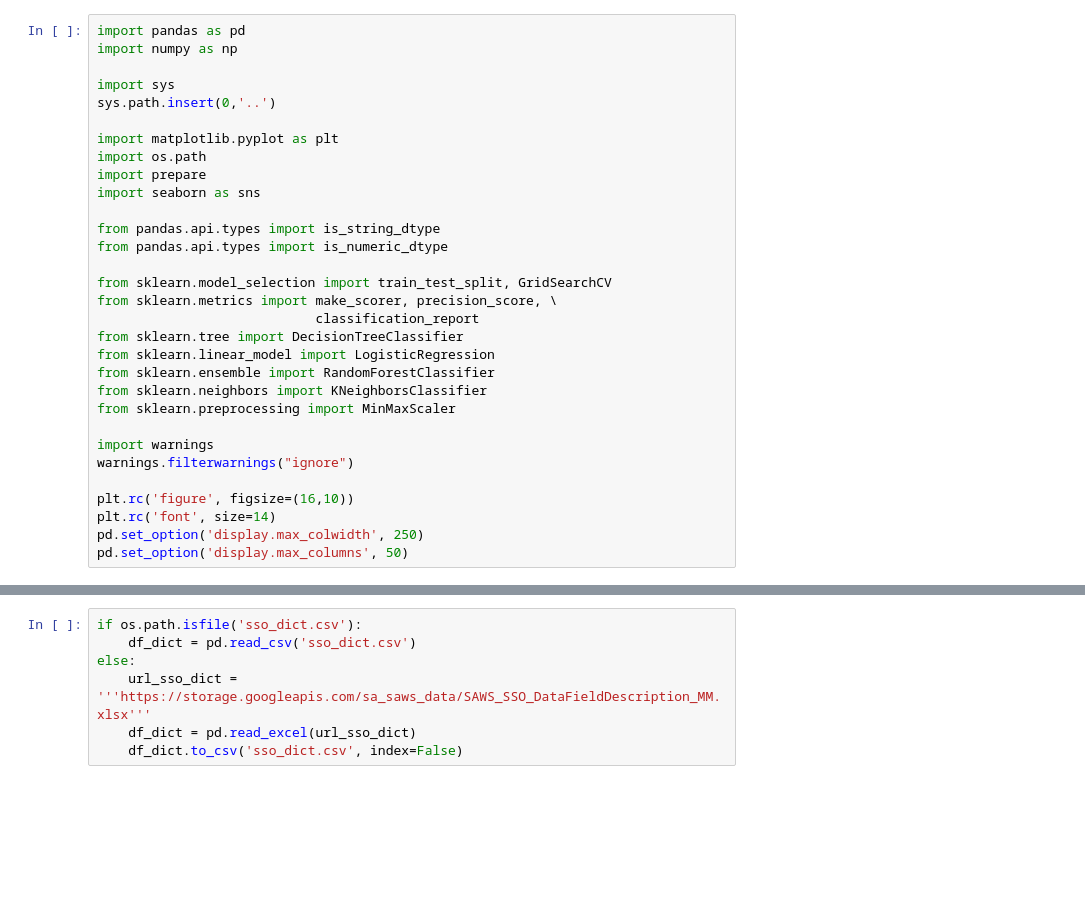
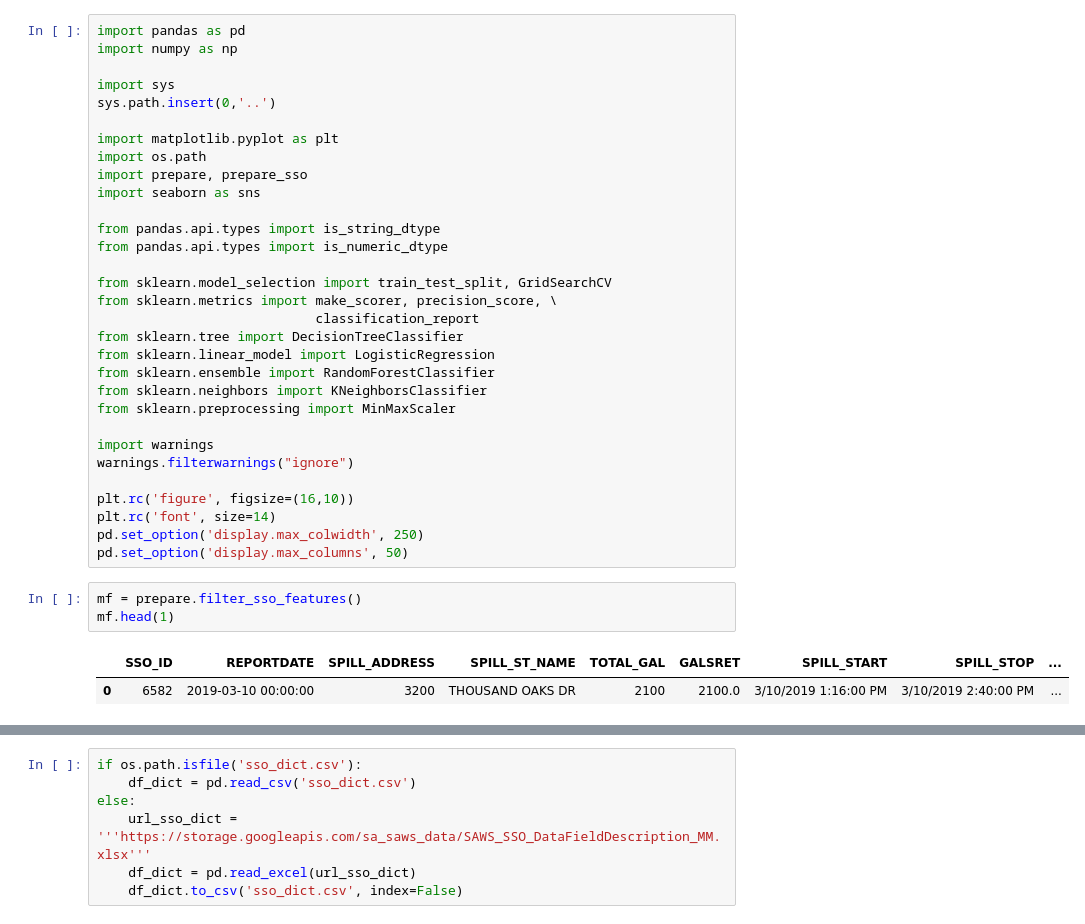
Before and after one commit to we-came-we-SAWS-we-conquered/saws-capstone-project, a Jupyter notebook: cameron_repo/Cameron_notebook.ipynb, the cells around one changed output, grey strips where cells are left out. Cells and saved outputs as stored; diff of their text form; blank space fills up the shorter version.

```diff
--- a/cameron_repo/Cameron_notebook.ipynb
+++ b/cameron_repo/Cameron_notebook.ipynb
@@ -7,7 +7,7 @@ sys.path.insert(0,'..')
 
 import matplotlib.pyplot as plt
 import os.path
-import prepare
+import prepare, prepare_sso
 import seaborn as sns
 
 from pandas.api.types import is_string_dtype
@@ -29,3 +29,9 @@ plt.rc('figure', figsize=(16,10))
 plt.rc('font', size=14)
 pd.set_option('display.max_colwidth', 250)
 pd.set_option('display.max_columns', 50)
+# %%
+mf = prepare.filter_sso_features()
+mf.head(1)
+# %% [output]
+|  | SSO_ID | REPORTDATE | SPILL_ADDRESS | SPILL_ST_NAME | TOTAL_GAL | GALSRET | SPILL_START | SPILL_STOP | ... |
+| 0 | 6582 | 2019-03-10 00:00:00 | 3200 | THOUSAND OAKS DR | 2100 | 2100.0 | 3/10/2019 1:16:00 PM | 3/10/2019 2:40:00 PM | ... |
```
Also changed, not shown: parts of 76 cells of this notebook, 2 other files.
